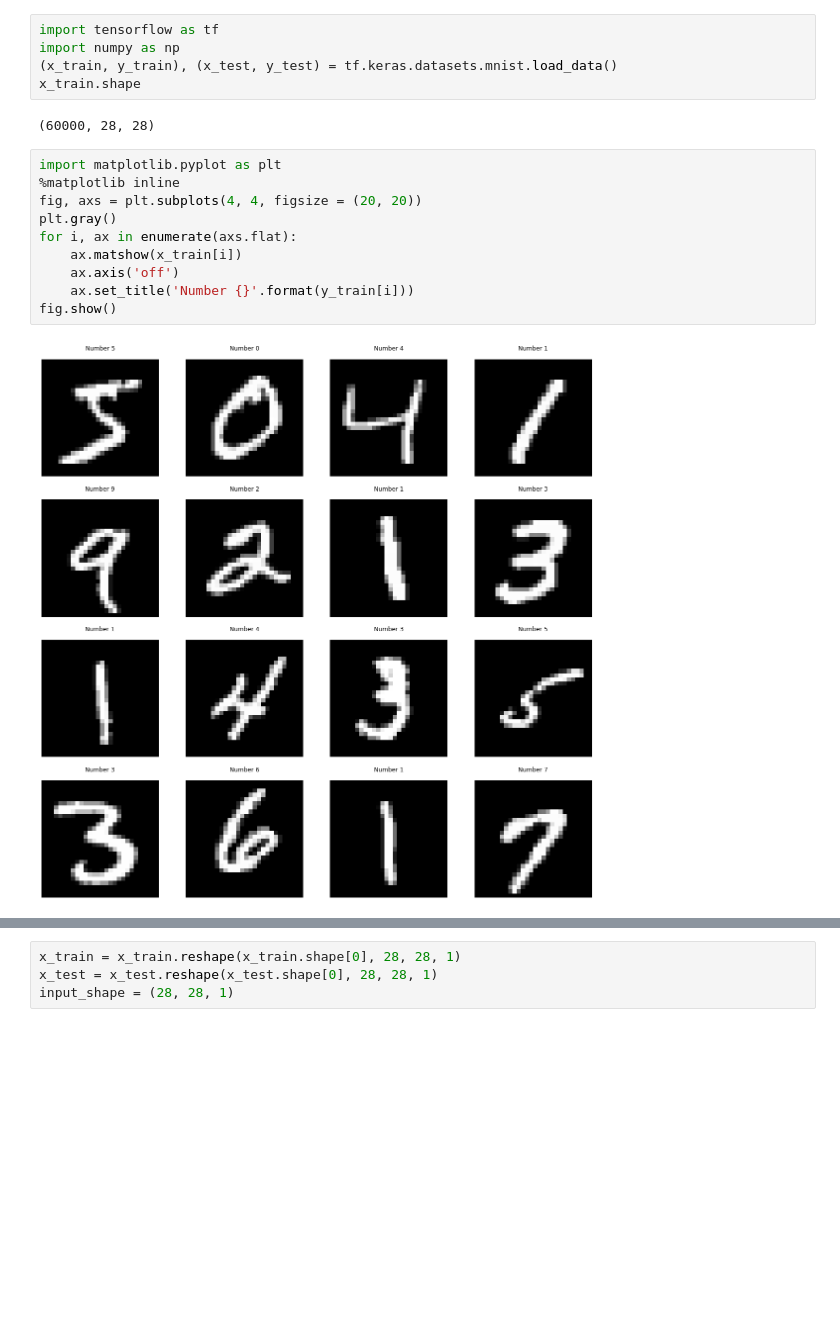
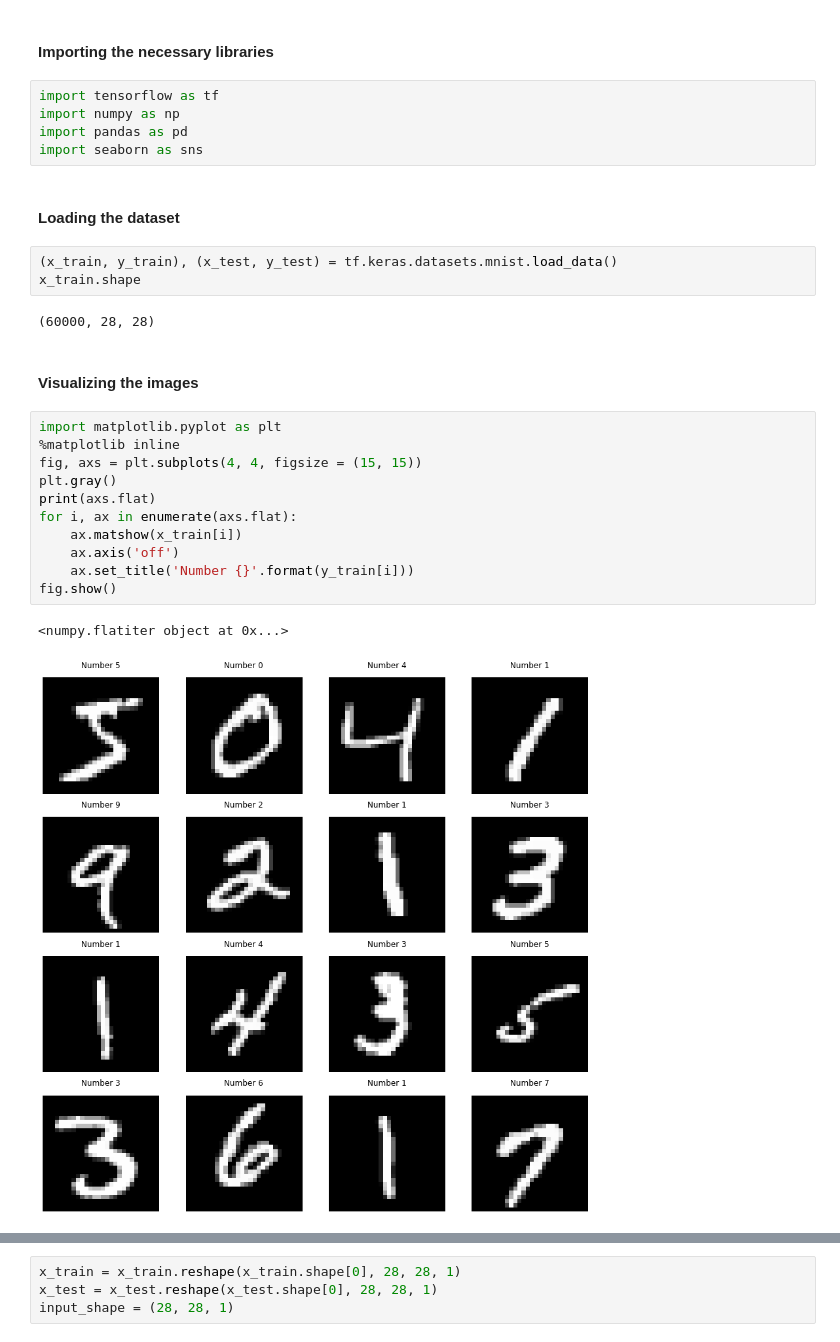
Before and after one commit to SaiVamshiKatkuri/Digit-Recognition, a Jupyter notebook: Digit_recognition.ipynb, the cells around one changed output, grey strips where cells are left out. Drawn from its saved outputs; the diff is of its cells as text; blank space fills up the shorter version.

```diff
--- a/Digit_recognition.ipynb
+++ b/Digit_recognition.ipynb
@@ -3,19 +18,30 @@
+# %% [markdown]
+#### Importing the necessary libraries
+# %%
+import tensorflow as tf
+import numpy as np
+import pandas as pd
+import seaborn as sns
+# %% [markdown]
+#### Loading the dataset
 # %%
-import tensorflow as tf
-import numpy as np
 (x_train, y_train), (x_test, y_test) = tf.keras.datasets.mnist.load_data()
 x_train.shape
 # %% [output]
 (60000, 28, 28)
+# %% [markdown]
+#### Visualizing the images
 # %%
 import matplotlib.pyplot as plt
 %matplotlib inline
-fig, axs = plt.subplots(4, 4, figsize = (20, 20))
+fig, axs = plt.subplots(4, 4, figsize = (15, 15))
 plt.gray()
+print(axs.flat)
 for i, ax in enumerate(axs.flat):
     ax.matshow(x_train[i])
     ax.axis('off')
     ax.set_title('Number {}'.format(y_train[i]))
 fig.show()
 # %% [output]
+<numpy.flatiter object at 0x...>
-[figure, old version]
+[figure, new version]
```
Also changed, not shown: parts of 35 cells of this notebook.
